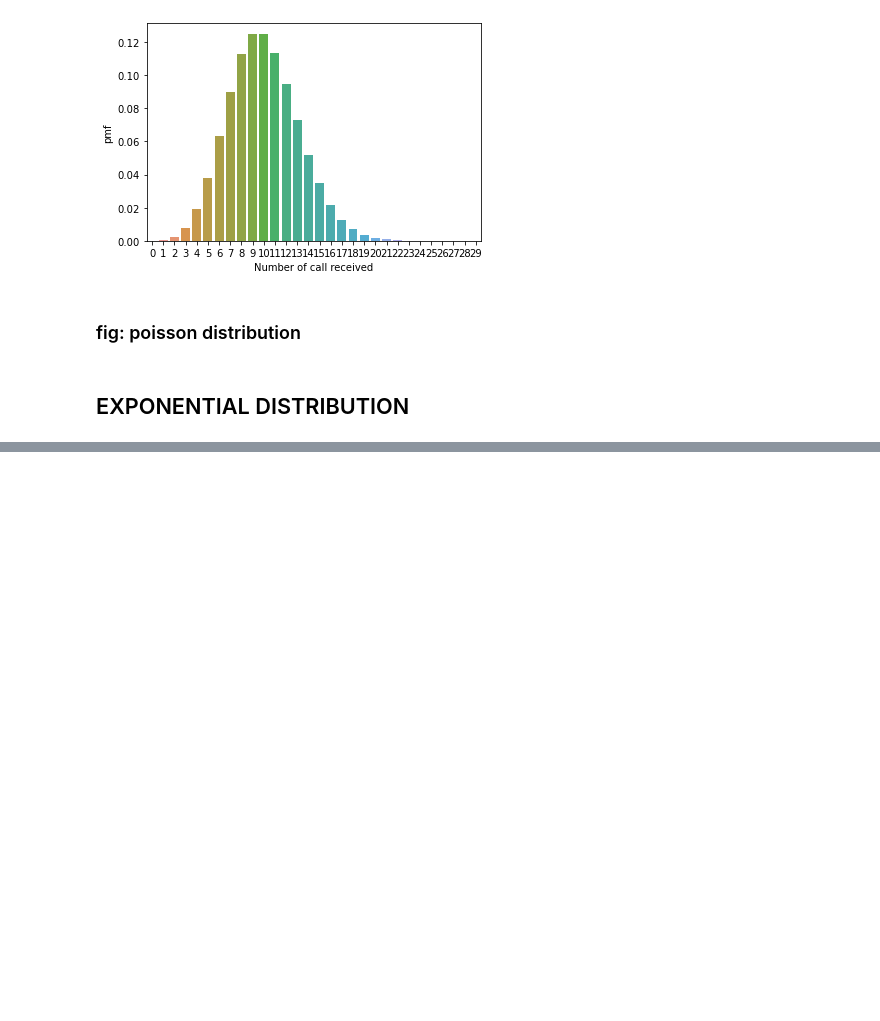
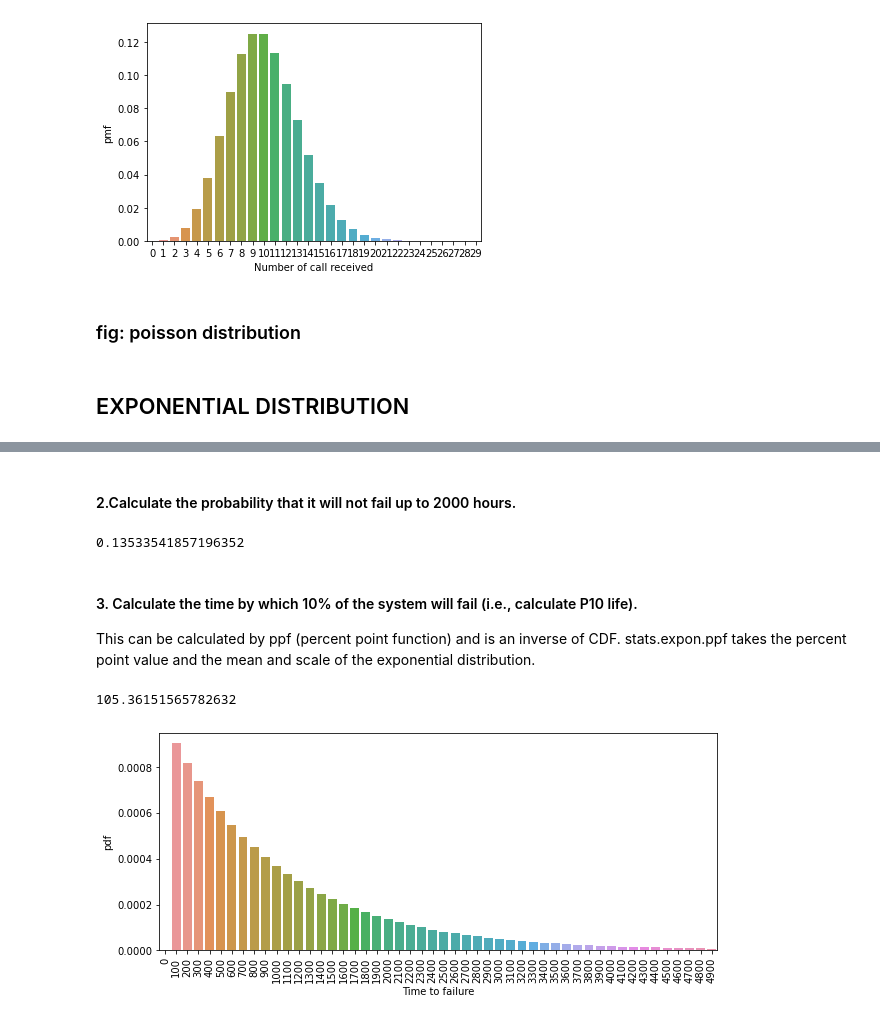
Before and after one commit to PrAsAg/Machine-Learning-using-Python, a Jupyter notebook: ch3-Probability Distributions and Hypothesis Tests.ipynb, the cells around one changed output, grey strips where cells are left out. Drawn from its saved outputs; the diff is of its cells as text; code cells hidden in the pictures; blank space fills up the shorter version.

Commit message:
distributions completed

```diff
--- a/ch3-Probability Distributions and Hypothesis Tests.ipynb
+++ b/ch3-Probability Distributions and Hypothesis Tests.ipynb
@@ -94,0 +106,28 @@ plt.xlabel("Number of call received");
+# %% [markdown]
+#### 2.Calculate the probability that it will not fail up to 2000 hours.
+# %%
+1-stats.expon.cdf(2000,loc=1/1000,scale =1000)
+#the corresponding probability value is 0.1353
+# %% [output]
+0.13533541857196352
+# %% [markdown]
+#### 3. Calculate the time by which 10% of the system will fail (i.e., calculate P10 life).<br>
+This can be calculated by ppf (percent point function) and is an inverse of CDF. stats.expon.ppf takes the percent point value and the mean and scale of the exponential distribution.
+# %%
+stats.expon.ppf(0.1,loc=1/1000,scale=1000)
+# That is, by 105.36 hours, 10% of systems will fail.
+# %% [output]
+105.36151565782632
+# %%
+pdf_df_exp = pd.DataFrame({
+    'success' : range(0,5000,100),
+    'pdf': list(stats.expon.pdf(range(0,5000,100),loc=1/1000,scale = 1000))
+})
+# %%
+
+plt.figure(figsize=(10,4))
+sns.barplot(x= pdf_df_exp.success,y=pdf_df_exp.pdf)
+plt.xticks(rotation=90) ## for rotaion of levels in x axis
+plt.xlabel('Time to failure');
+# %% [output]
+[figure, added]
```
Also changed, not shown: parts of 23 cells of this notebook.
